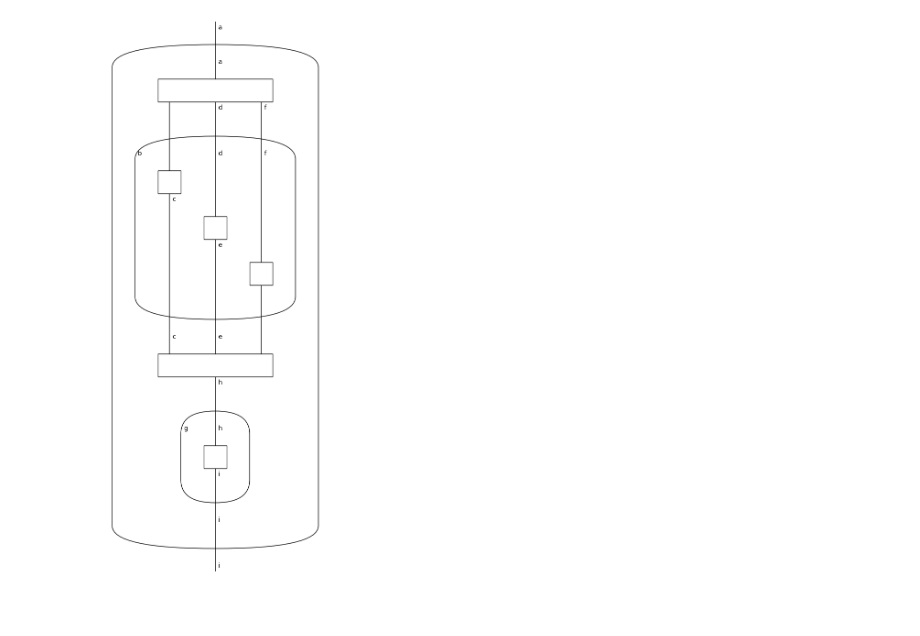
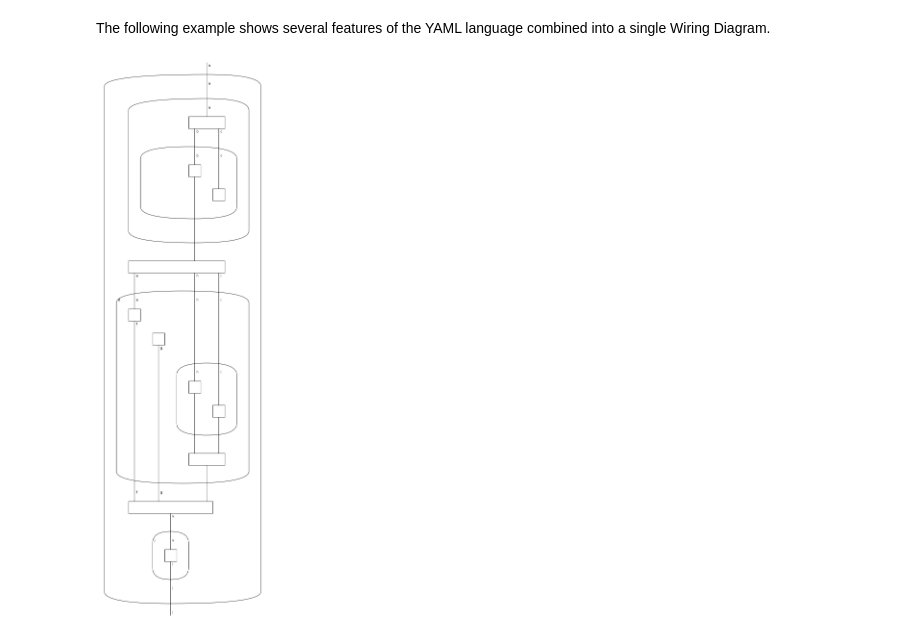
Before and after one commit to colltoaction/widip, a Jupyter notebook: tutorial.ipynb, the cells around one changed output. Cells and saved outputs as stored; diff of their text form; code cells hidden in the pictures; blank space fills up the shorter version.

```diff
--- a/tutorial.ipynb
+++ b/tutorial.ipynb
@@ -3,11 +1,15 @@ from widip.loader import repl_read
+# %% [markdown]
+The following example shows several features of the YAML language combined into a single Wiring Diagram.
 # %%
+from widip.loader import repl_read
+
 repl_read("""
-- a
-- !b
-  "": c
-  d: e
-  f: ""
-- !g [h, i]
+- a: { b, c: {} }
+- !d
+  e: f
+  {}: g
+  {h, i}: ""
+- !j [k, l]
 """).draw()
 # %% [output]
-[figure, old version]
+[figure, new version]
```
Also changed, not shown: parts of 1 cell of this notebook.
